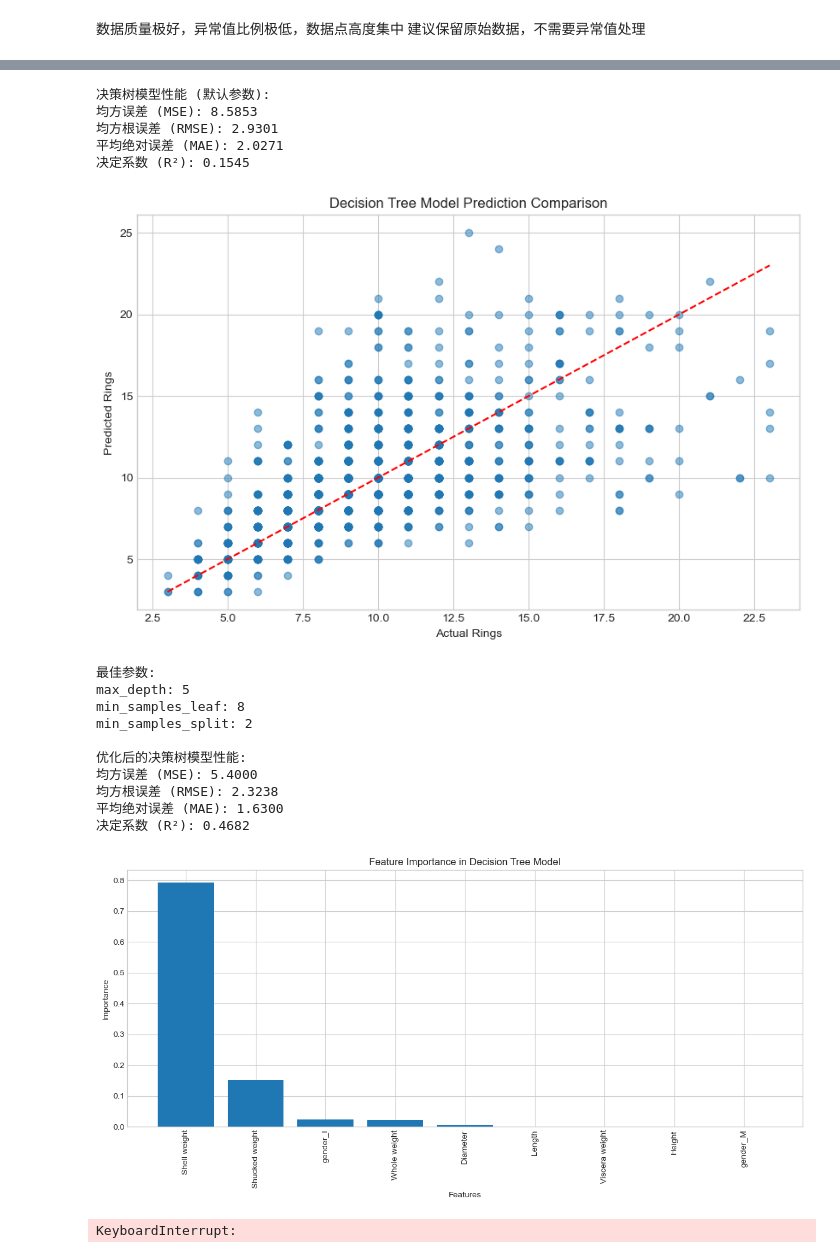
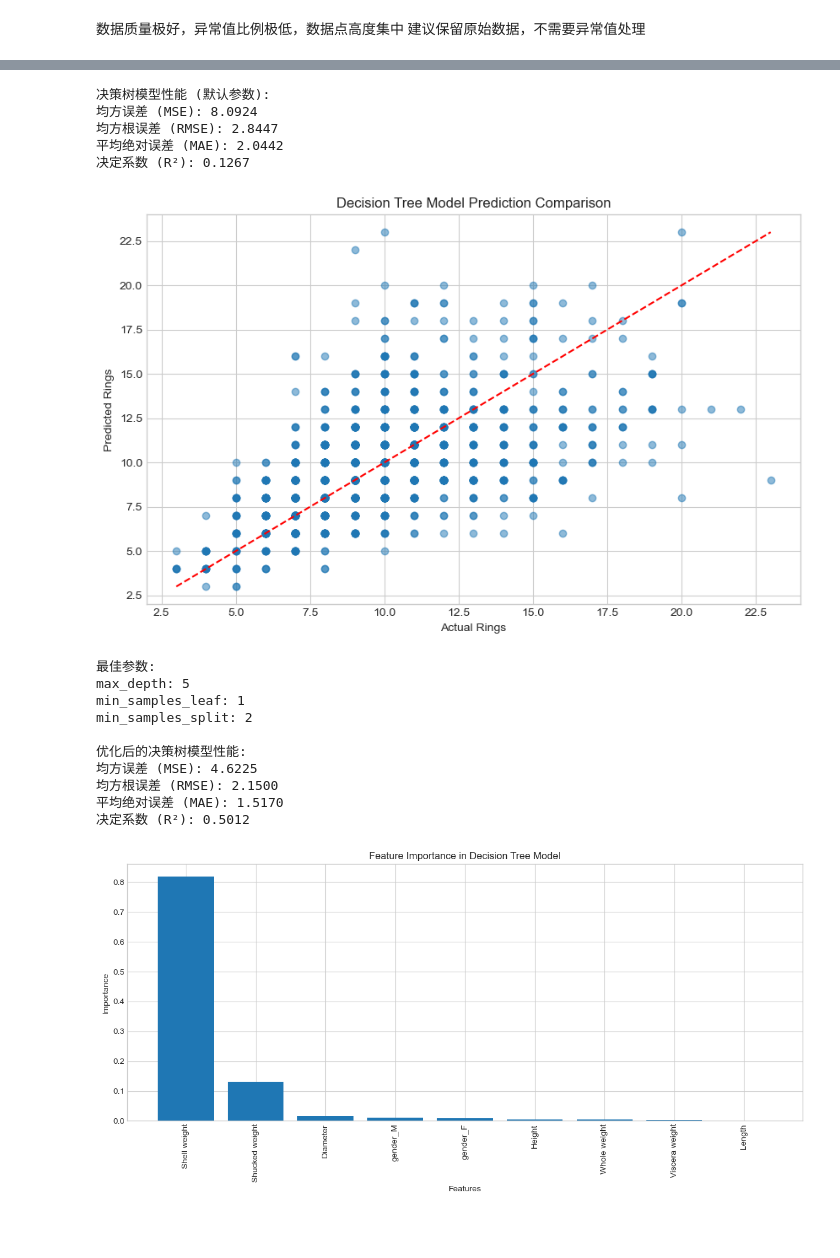
Before and after one commit to WuYujie666/abalone-analysis, a Jupyter notebook: ourAbalone.ipynb, the cells around one changed output, grey strips where cells are left out. Saved outputs shown, nothing was run; the diff lists cells and outputs as text; code cells hidden in the pictures; blank space fills up the shorter version.

```diff
--- a/ourAbalone.ipynb
+++ b/ourAbalone.ipynb
@@ -78,7 +248,7 @@ def preprocess_data(data):
     return data_encoded, numerical_features
 
 # 读取数据
-data = pd.read_csv('abalone.data.csv')
+data = pd.read_csv('abalone_cleaned.csv')
 print(f"原始数据形状: {data.shape}")
 
 # 数据预处理
@@ -413,5 +466,4 @@ plt.show()
 # %%
-
 from sklearn.tree import DecisionTreeRegressor
 from sklearn.metrics import mean_squared_error, mean_absolute_error, r2_score
 from sklearn.model_selection import GridSearchCV
@@ -419,6 +471,10 @@ import numpy as np
 import matplotlib.pyplot as plt
 from sklearn import tree
 import pandas as pd
+import os
+
+# 创建保存图片的文件夹
+os.makedirs('./figures', exist_ok=True)
 
 # 1. 创建决策树回归模型（先使用默认参数）
 dt_regressor = DecisionTreeRegressor(random_state=42)
@@ -447,6 +503,7 @@ plt.xlabel('Actual Rings')
 plt.ylabel('Predicted Rings')
 plt.title('Decision Tree Model Prediction Comparison')
 plt.grid(True)
+plt.savefig('./figures/2_decision_tree_predicted_vs_actual.png', dpi=300, bbox_inches='tight')
 plt.show()
 
 # 5. 超参数调优
@@ -508,6 +565,7 @@ plt.xlabel('Features')
 plt.ylabel('Importance')
 plt.title('Feature Importance in Decision Tree Model')
 plt.tight_layout()
+plt.savefig('./figures/2_decision_tree_feature_importance.png', dpi=300, bbox_inches='tight')
 plt.show()
 
 # 10. 可视化决策树（如果树不太大）
@@ -519,6 +577,7 @@ if best_params['max_depth'] is not None and best_params['max_depth'] <= 5:
                    rounded=True,
                    fontsize=10)
     plt.title('Decision Tree Visualization')
+    plt.savefig('./figures/2_decision_tree_visualization.png', dpi=300, bbox_inches='tight')
     plt.show()
 else:
     print("\n决策树太大，无法可视化完整树结构。")
@@ -534,6 +593,7 @@ else:
                    rounded=True,
                    fontsize=10)
     plt.title('Simplified Decision Tree (max_depth=3)')
+    plt.savefig('./figures/2_decision_tree_simplified.png', dpi=300, bbox_inches='tight')
     plt.show()
 
 # 11. 学习曲线分析 - 观察训练集大小对性能的影响
@@ -544,47 +604,47 @@ train_sizes, train_scores, test_scores = learning_curve(
     train_sizes=np.linspace(0.1, 1.0, 10),
     cv=5, scoring='neg_mean_squared_error'
 )
 
 # 计算平均值和标准差
 train_scores_mean = -np.mean(train_scores, axis=1)
 train_scores_std = np.std(train_scores, axis=1)
 test_scores_mean = -np.mean(test_scores, axis=1)
 test_scores_std = np.std(test_scores, axis=1)
 
 # 绘制学习曲线
 plt.figure(figsize=(10, 6))
 plt.grid()
 plt.fill_between(train_sizes,
                  train_scores_mean - train_scores_std,
                  train_scores_mean + train_scores_std,
                  alpha=0.1, color="r")
 plt.fill_between(train_sizes,
                  test_scores_mean - test_scores_std,
                  test_scores_mean + test_scores_std,
                  alpha=0.1, color="g")
 plt.plot(train_sizes, train_scores_mean, 'o-', color="r", label="Training score")
 plt.plot(train_sizes, test_scores_mean, 'o-', color="g", label="Cross-validation score")
 plt.xlabel("Training examples")
 plt.ylabel("Mean Squared Error")
 plt.title("Learning Curves for Decision Tree")
 plt.legend(loc="best")
+plt.savefig('./figures/2_decision_tree_learning_curves.png', dpi=300, bbox_inches='tight')
 plt.show()
 # %% [output]
 决策树模型性能 (默认参数):
-均方误差 (MSE): 8.5853
-均方根误差 (RMSE): 2.9301
-平均绝对误差 (MAE): 2.0271
-决定系数 (R²): 0.1545
+均方误差 (MSE): 8.0924
+均方根误差 (RMSE): 2.8447
+平均绝对误差 (MAE): 2.0442
+决定系数 (R²): 0.1267
-[figure, old version]
+[figure, new version]
 最佳参数:
 max_depth: 5
-min_samples_leaf: 8
+min_samples_leaf: 1
 min_samples_split: 2
 
 优化后的决策树模型性能:
-均方误差 (MSE): 5.4000
-均方根误差 (RMSE): 2.3238
-平均绝对误差 (MAE): 1.6300
-决定系数 (R²): 0.4682
+均方误差 (MSE): 4.6225
+均方根误差 (RMSE): 2.1500
+平均绝对误差 (MAE): 1.5170
+决定系数 (R²): 0.5012
-[figure, old version]
+[figure, new version]
-KeyboardInterrupt:
```
Also changed, not shown: parts of 9 cells of this notebook, 28 other files.
